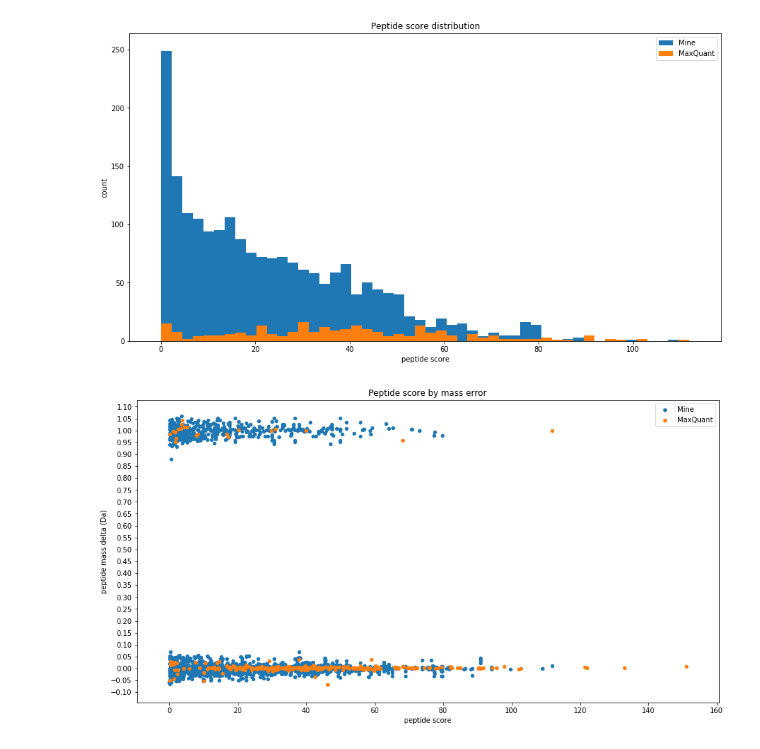
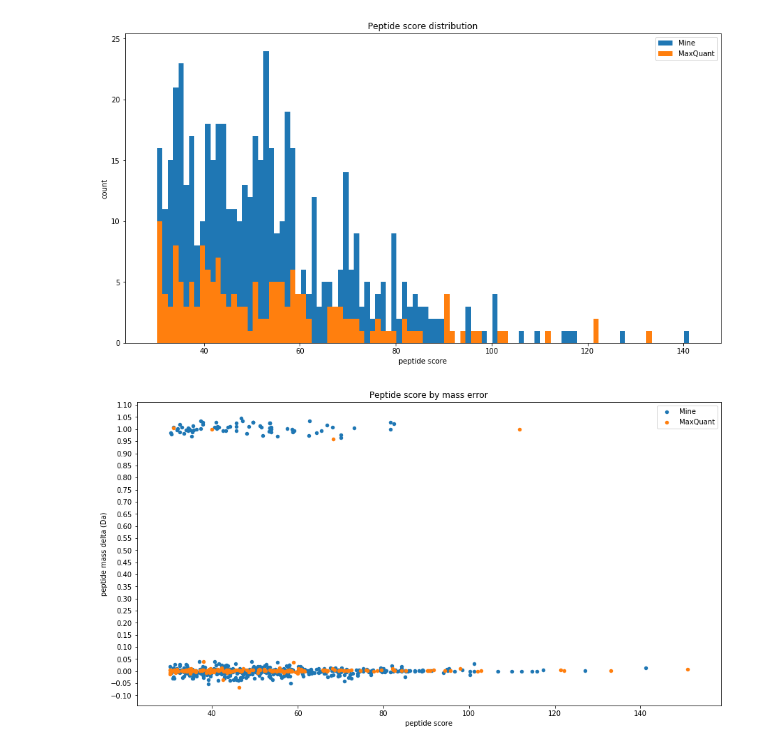
Before and after one commit to WEHI-Proteomics/tfde, a Jupyter notebook: notebooks/analyse Mascot search results.ipynb, the cells around one changed output. Drawn from its saved outputs; the diff is of its cells as text; code cells hidden in the pictures.

```diff
--- a/notebooks/analyse Mascot search results.ipynb
+++ b/notebooks/analyse Mascot search results.ipynb
@@ -3,27 +3,32 @@ import pandas as pd
 import numpy as np
 import sys
 import matplotlib.pyplot as plt
+# %%
+MINIMUM_PEPTIDE_SCORE = 30
 # %%
-my_results_df = pd.read_csv('/Users/darylwilding-mcbride/Downloads/F359554.csv', sep=',', index_col=False, skiprows=61)
-mq_results_df = pd.read_csv('/Users/darylwilding-mcbride/Downloads/F359466.csv', sep=',', index_col=False, skiprows=61)
+my_results_df = pd.read_csv('/Users/darylwilding-mcbride/Downloads/F359609.csv', sep=',', index_col=False, skiprows=61)
+my_results_df = my_results_df[my_results_df.pep_score >= MINIMUM_PEPTIDE_SCORE]
+# %%
+mq_results_df = pd.read_csv('/Users/darylwilding-mcbride/Downloads/F359466.csv', sep=',', index_col=False, skiprows=61)
+mq_results_df = mq_results_df[mq_results_df.pep_score >= MINIMUM_PEPTIDE_SCORE]
 # %%
 f, ax1 = plt.subplots()
 f.set_figheight(8)
 f.set_figwidth(15)
 
 plt.margins(0.06)
 plt.title('Peptide score distribution')
 
-bins = 50
+bins = 100
 hist, bins, _ = plt.hist(my_results_df.pep_score, bins=bins, label='Mine')
 hist, bins, _ = plt.hist(mq_results_df.pep_score, bins=bins, label='MaxQuant')
 plt.legend(loc='best')
 plt.xlabel('peptide score')
 plt.ylabel('count')
 
 plt.show()
 # %% [output]
-[figure, old version]
+[figure, new version]
 # %%
 tableau20 = [(31, 119, 180), (174, 199, 232), (255, 127, 14), (255, 187, 120),
              (44, 160, 44), (152, 223, 138), (214, 39, 40), (255, 152, 150),
@@ -54,7 +59,7 @@ plt.yticks(np.arange(-0.1,1.1,0.05))
 
 plt.show()
 # %% [output]
-[figure, old version]
+[figure, new version]
 # %%
 # number of peptide matches
 my_peptides = list(my_results_df.pep_seq.unique())
```
Also changed, not shown: parts of 19 cells of this notebook.
